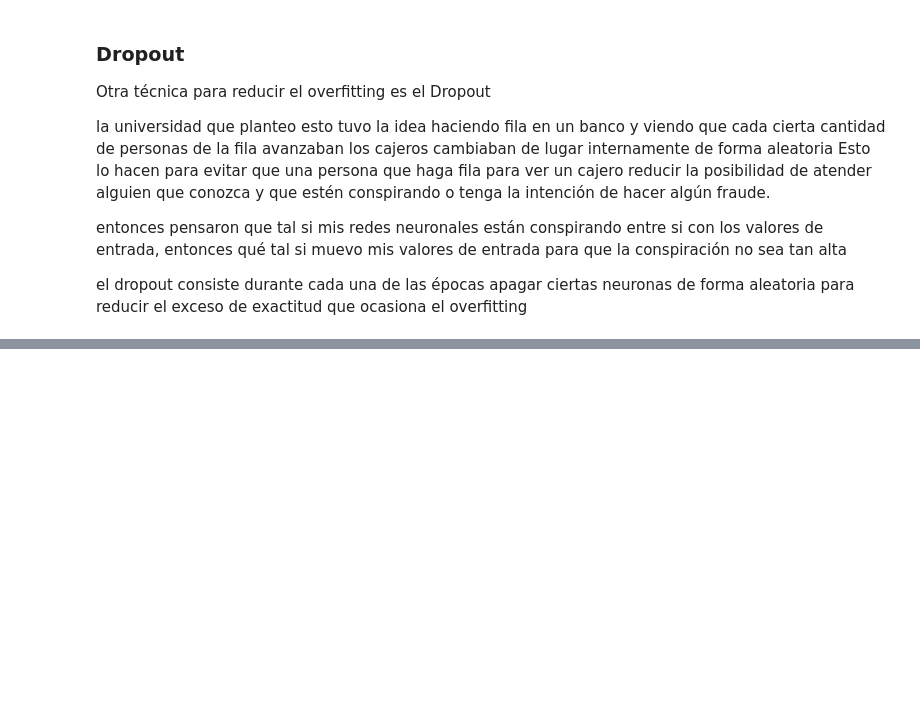
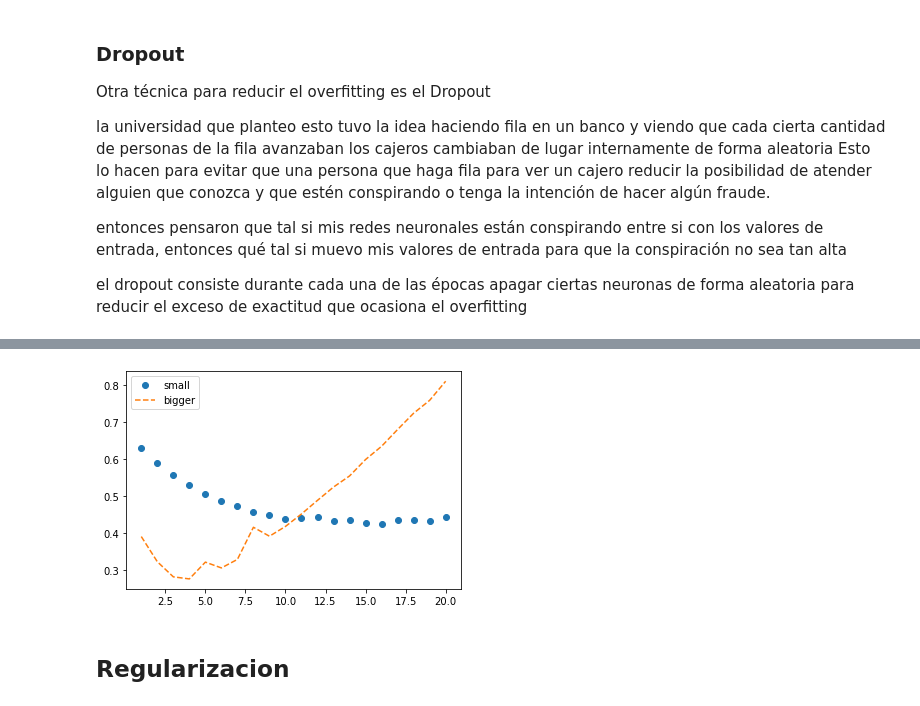
Before and after one commit to LuisReyes98/platzi-fundamentos-neural-network-keras, a Jupyter notebook: 5-clasificacion_binaria.ipynb, the cells around one changed output, grey strips where cells are left out. Saved outputs shown, nothing was run; the diff lists cells and outputs as text; code cells hidden in the pictures; blank space fills up the shorter version.

```diff
--- a/5-clasificacion_binaria.ipynb
+++ b/5-clasificacion_binaria.ipynb
@@ -242,0 +283,17 @@ el dropout consiste durante cada una de las épocas apagar ciertas neuronas de f
+# %%
+history_dict = history.history
+history_dict2 = history2.history
+loss_vals = history_dict['loss']
+val_loss_vals = history_dict['val_loss']
+val_loss_vals2 = history_dict2['val_loss']
+
+epochs = range(1, len(loss_vals) + 1)
+
+plt.plot(epochs, val_loss_vals2, 'o', label='small')
+plt.plot(epochs, val_loss_vals, '--', label='bigger')
+plt.legend()
+plt.show()
+# %% [output]
+[figure, added]
+# %% [markdown]
+## Regularizacion
```
Also changed, not shown: parts of 41 cells of this notebook, 3 other files.
